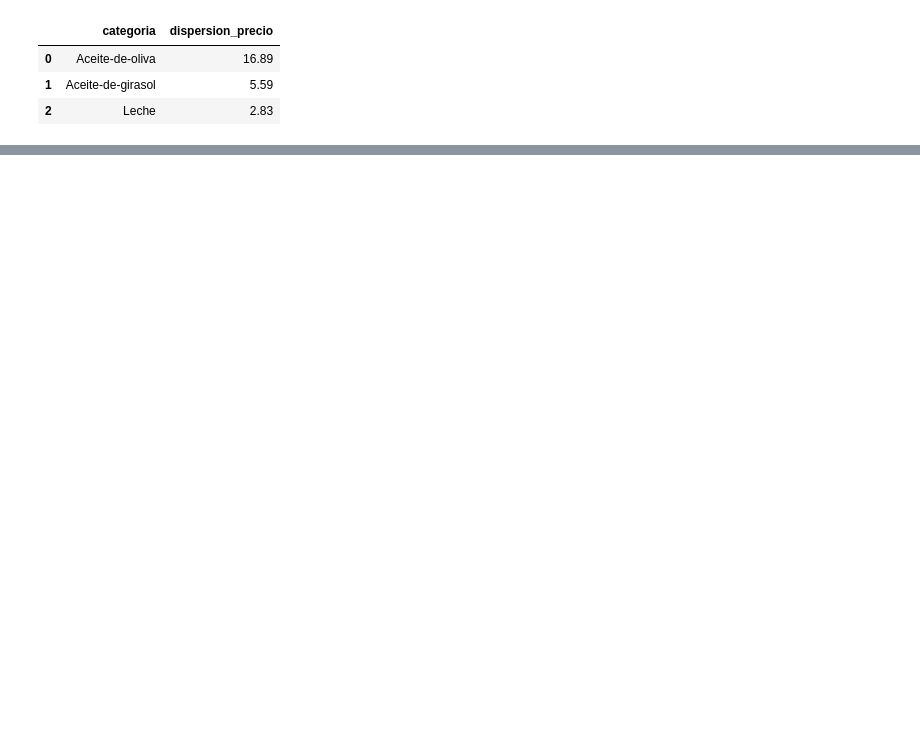
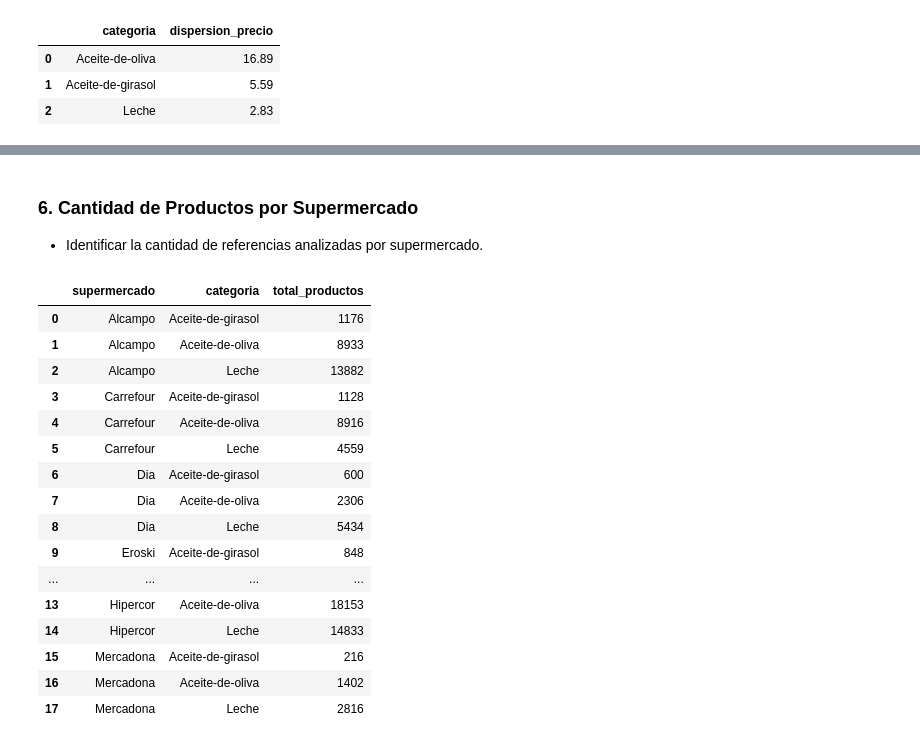
Before and after one commit to davfranco1/Proyecto4-AnalisisFacua, a Jupyter notebook: notebooks/3_QueriesVisualizaciónAnálisis.ipynb, the cells around one changed output, grey strips where cells are left out. Saved outputs shown, nothing was run; the diff lists cells and outputs as text; code cells hidden in the pictures; blank space fills up the shorter version.

```diff
--- a/notebooks/3_QueriesVisualizaciónAnálisis.ipynb
+++ b/notebooks/3_QueriesVisualizaciónAnálisis.ipynb
@@ -357,0 +448,45 @@ fig5.show()
+# %%
+query6 = '''
+SELECT
+    s.nombre AS supermercado,
+    c.nombre AS categoria,
+    COUNT(h.id_producto) AS total_productos
+FROM
+    historico h
+INNER JOIN
+    categorias c
+        ON h.id_categoria = c.id_categoria
+INNER JOIN
+    supermercados s
+        ON h.id_supermercado = s.id_supermercado
+GROUP BY
+    s.nombre, c.nombre
+ORDER BY
+    s.nombre, c.nombre;
+
+'''
+# %% [markdown]
+### 6. Cantidad de Productos por Supermercado
+
+- Identificar la cantidad de referencias analizadas por supermercado.
+# %%
+resultado6 = sf.dbeaver_fetch(sf.dbeaver_conexion("Facua"),query6)
+resultado6
+# %% [output]
+|  | supermercado | categoria | total_productos |
+| 0 | Alcampo | Aceite-de-girasol | 1176 |
+| 1 | Alcampo | Aceite-de-oliva | 8933 |
+| 2 | Alcampo | Leche | 13882 |
+| 3 | Carrefour | Aceite-de-girasol | 1128 |
+| 4 | Carrefour | Aceite-de-oliva | 8916 |
+| 5 | Carrefour | Leche | 4559 |
+| 6 | Dia | Aceite-de-girasol | 600 |
+| 7 | Dia | Aceite-de-oliva | 2306 |
+| 8 | Dia | Leche | 5434 |
+| 9 | Eroski | Aceite-de-girasol | 848 |
+| ... | ... | ... | ... |
+| 13 | Hipercor | Aceite-de-oliva | 18153 |
+| 14 | Hipercor | Leche | 14833 |
+| 15 | Mercadona | Aceite-de-girasol | 216 |
+| 16 | Mercadona | Aceite-de-oliva | 1402 |
+| 17 | Mercadona | Leche | 2816 |
```
Also changed, not shown: parts of 20 cells of this notebook, 8 other files.
